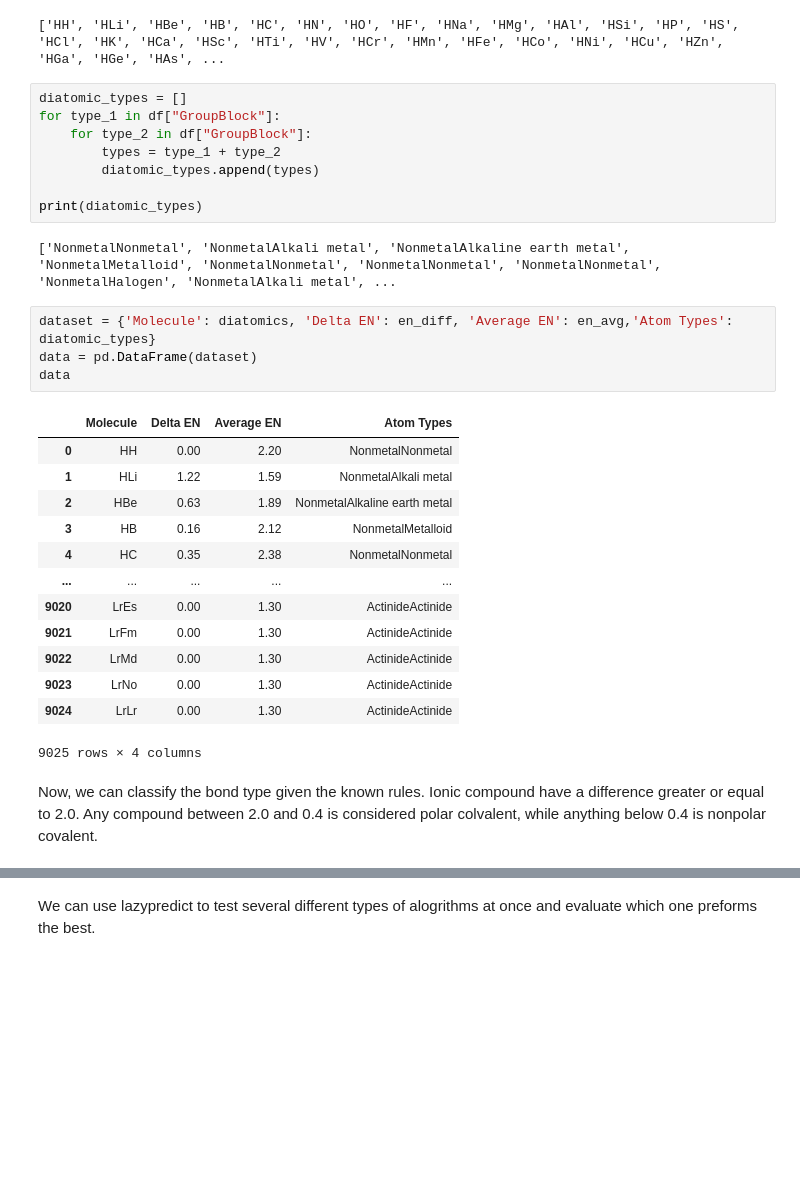
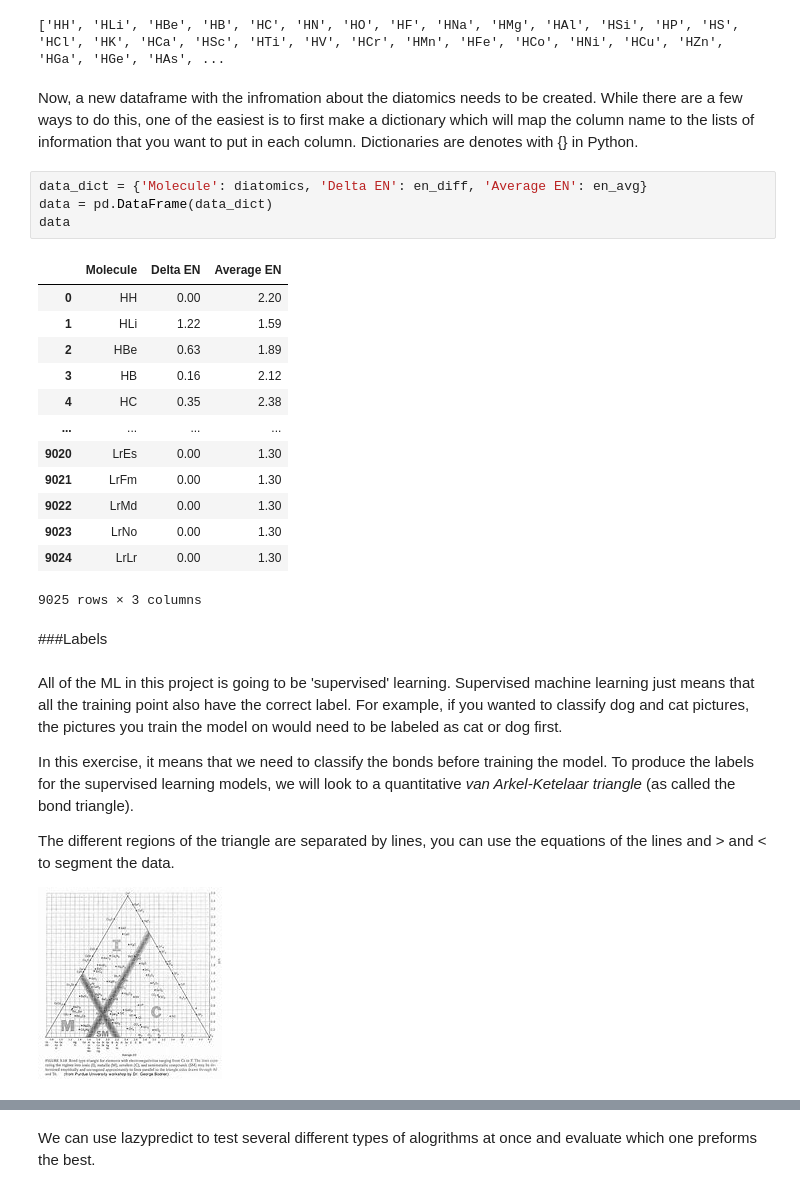
Before and after one commit to mcpikep/Student-ML-Exercise, a Jupyter notebook: Bond_Classification_Student_Exercise.ipynb, the cells around one changed output, grey strips where cells are left out. Saved outputs shown, nothing was run; the diff lists cells and outputs as text; blank space fills up the shorter version.

```diff
--- a/Bond_Classification_Student_Exercise.ipynb
+++ b/Bond_Classification_Student_Exercise.ipynb
@@ -144,36 +195,36 @@ for element in df["Symbol"]:
 print(diatomics)
 # %% [output]
 ['HH', 'HLi', 'HBe', 'HB', 'HC', 'HN', 'HO', 'HF', 'HNa', 'HMg', 'HAl', 'HSi', 'HP', 'HS', 'HCl', 'HK', 'HCa', 'HSc', 'HTi', 'HV', 'HCr', 'HMn', 'HFe', 'HCo', 'HNi', 'HCu', 'HZn', 'HGa', 'HGe', 'HAs', ...
-# %%
-diatomic_types = []
-for type_1 in df["GroupBlock"]:
-    for type_2 in df["GroupBlock"]:
-        types = type_1 + type_2
-        diatomic_types.append(types)
-
-print(diatomic_types)
-# %% [output]
-['NonmetalNonmetal', 'NonmetalAlkali metal', 'NonmetalAlkaline earth metal', 'NonmetalMetalloid', 'NonmetalNonmetal', 'NonmetalNonmetal', 'NonmetalNonmetal', 'NonmetalHalogen', 'NonmetalAlkali metal', ...
+# %% [markdown]
+Now, a new dataframe with the infromation about the diatomics needs to be created. While there are a few ways to do this, one of the easiest is to first make a dictionary which will map the column name to the lists of information that you want to put in each column. Dictionaries are denotes with {} in Python.
 # %%
-dataset = {'Molecule': diatomics, 'Delta EN': en_diff, 'Average EN': en_avg,'Atom Types': diatomic_types}
-data = pd.DataFrame(dataset)
+data_dict = {'Molecule': diatomics, 'Delta EN': en_diff, 'Average EN': en_avg}
+data = pd.DataFrame(data_dict)
 data
 # %% [output]
-|  | Molecule | Delta EN | Average EN | Atom Types |
-| 0 | HH | 0.00 | 2.20 | NonmetalNonmetal |
-| 1 | HLi | 1.22 | 1.59 | NonmetalAlkali metal |
-| 2 | HBe | 0.63 | 1.89 | NonmetalAlkaline earth metal |
-| 3 | HB | 0.16 | 2.12 | NonmetalMetalloid |
-| 4 | HC | 0.35 | 2.38 | NonmetalNonmetal |
-| ... | ... | ... | ... | ... |
-| 9020 | LrEs | 0.00 | 1.30 | ActinideActinide |
-| 9021 | LrFm | 0.00 | 1.30 | ActinideActinide |
-| 9022 | LrMd | 0.00 | 1.30 | ActinideActinide |
-| 9023 | LrNo | 0.00 | 1.30 | ActinideActinide |
-| 9024 | LrLr | 0.00 | 1.30 | ActinideActinide |
+|  | Molecule | Delta EN | Average EN |
+| 0 | HH | 0.00 | 2.20 |
+| 1 | HLi | 1.22 | 1.59 |
+| 2 | HBe | 0.63 | 1.89 |
+| 3 | HB | 0.16 | 2.12 |
+| 4 | HC | 0.35 | 2.38 |
+| ... | ... | ... | ... |
+| 9020 | LrEs | 0.00 | 1.30 |
+| 9021 | LrFm | 0.00 | 1.30 |
+| 9022 | LrMd | 0.00 | 1.30 |
+| 9023 | LrNo | 0.00 | 1.30 |
+| 9024 | LrLr | 0.00 | 1.30 |
-9025 rows × 4 columns
+9025 rows × 3 columns
-# %% [markdown]
-Now, we can classify the bond type given the known rules. Ionic compound have a difference greater or equal to 2.0. Any compound between 2.0 and 0.4 is considered polar colvalent, while anything below 0.4 is nonpolar covalent.
+# %% [markdown]
+###Labels
+# %% [markdown]
+All of the ML in this project is going to be 'supervised' learning. Supervised machine learning just means that all the training point also have the correct label. For example, if you wanted to classify dog and cat pictures, the pictures you train the model on would need to be labeled as cat or dog first.
+
+In this exercise, it means that we need to classify the bonds before training the model. To produce the labels for the supervised learning models, we will look to a quantitative *van Arkel-Ketelaar triangle* (as called the bond triangle).
+
+The different regions of the triangle are separated by lines, you can use the equations of the lines and > and < to segment the data.
+
+![image.png](embedded-picture-1)
 # %%
 bond_type = []
 for d_en, av_en in zip(data['Delta EN'], data['Average EN']):
```
Also changed, not shown: parts of 135 cells of this notebook.
